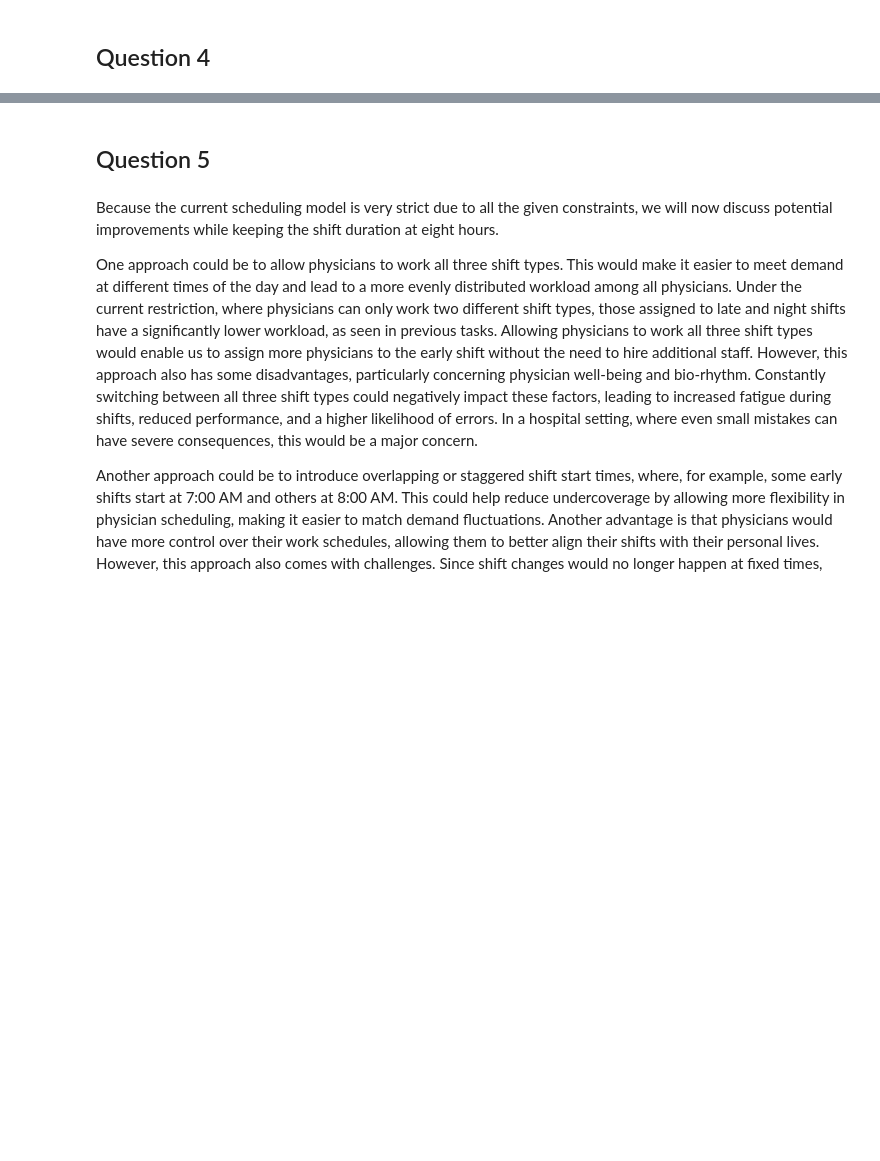
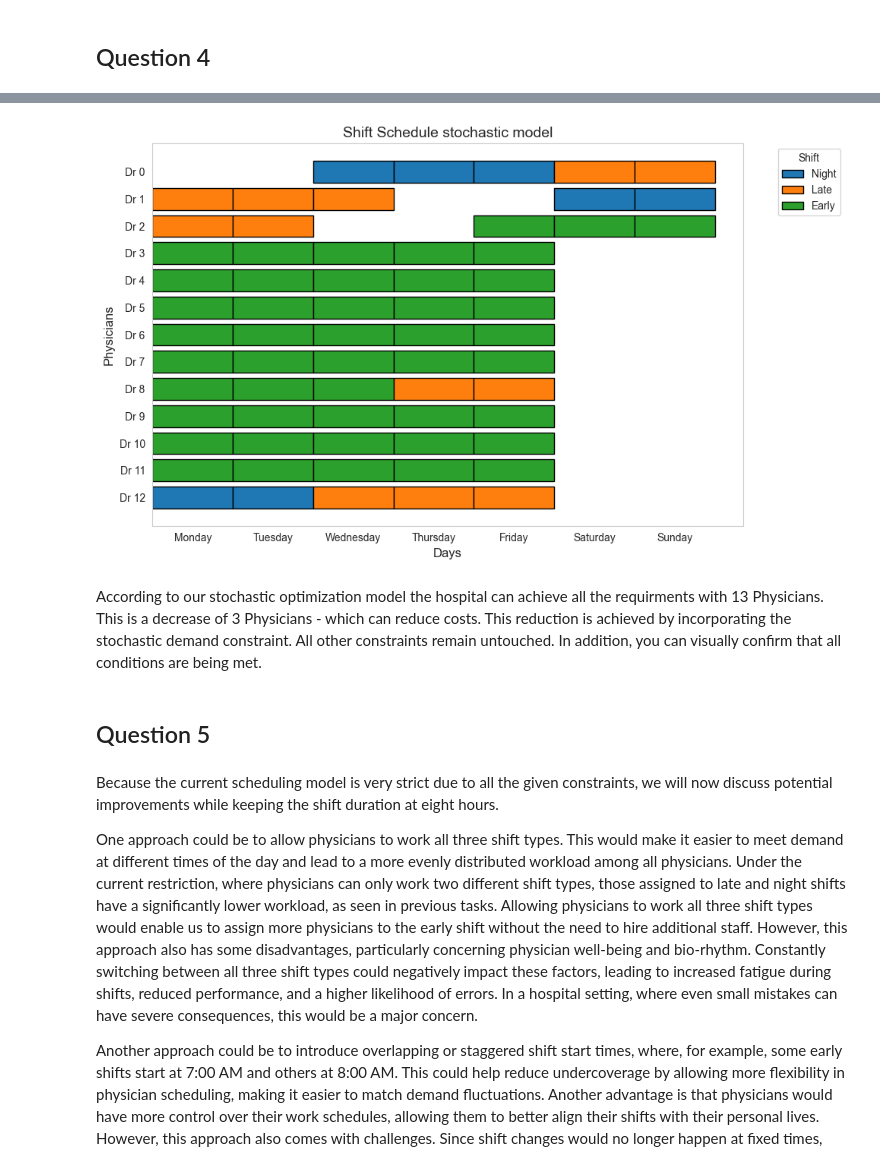
Before and after one commit to mbernahr/Prescriptive_Analytics, a Jupyter notebook: PA_Project.ipynb, the cells around one changed output, grey strips where cells are left out. Cells and saved outputs as stored; diff of their text form; code cells hidden in the pictures; blank space fills up the shorter version.

```diff
--- a/PA_Project.ipynb
+++ b/PA_Project.ipynb
@@ -1326,0 +1523,6 @@ Assumption and its result: The above results demonstrate the physician-hour unde
+# %%
+if m.status == GRB.OPTIMAL:
+    min_physicians_sm = sum(y[p].X for p in INITIAL_PHYSICIANS)
+    print(f"\nMinimum number of physicians required: {int(min_physicians_sm)}")
+else:
+    print(f"Optimization was unsuccessful. Model status: {sm.status}")
@@ -1326,0 +1544,8 @@ Assumption and its result: The above results demonstrate the physician-hour unde
+# %%
+expected_undercoverage = {
+    d: {
+        sh: sum(undercoverage[s][d][sh] for s in scenarios) / len(scenarios)
+        for sh in SHIFTS
+    }
+    for d in DAYS
+}
@@ -1326,0 +1563,6 @@ Assumption and its result: The above results demonstrate the physician-hour unde
+# %%
+# Optimize physician scheduling with the minimum required number of physicians
+reduced_physicians_sm = range(int(min_physicians_sm))
+m, x, y = physician_scheduling2(reduced_physicians_sm, demand, DAYS, SHIFTS)
+
+print(f"\nOptimized schedule with {min_physicians_sm} physicians.")
@@ -1327,3 +1587,50 @@ Assumption and its result: The above results demonstrate the physician-hour unde
+# %%
+# Create a visual representation of the physician shift schedule
+# Gantt diagramm
+gantt_data = []
+for p in reduced_physicians_sm:
+    for d_idx, d in enumerate(DAYS):
+        for s in SHIFTS:
+            if x[p, d, s].X > 0.5:
+                gantt_data.append((f"Dr {p}", d_idx, s))
+
+fig, ax = plt.subplots(figsize=(10, 6))
+
+# Draw bars for each shift
+used_labels = set()
+for doctor, day_idx, shift in gantt_data:
+    label = shift if shift not in used_labels else None
+    ax.barh(
+        doctor,
+        1,
+        left=day_idx,
+        color=shift_colors[shift],
+        edgecolor="black",
+        label=label
+    )
+    used_labels.add(shift)
+
+# Title
+ax.set_xlabel("Days", fontsize=12)
+ax.set_ylabel("Physicians", fontsize=12)
+ax.set_title("Shift Schedule stochastic model", fontsize=14)
+
+ax.set_xticks([i + 0.5 for i in range(len(DAYS))])
+ax.set_xticklabels(DAYS, fontsize=10)
+
+ax.set_yticks(range(len(reduced_physicians_sm)))
+ax.set_yticklabels([f"Dr {p}" for p in reduced_physicians_sm[::-1]], fontsize=10)
+
+ax.grid(False)
+
+ax.legend(title="Shift", loc="upper left", bbox_to_anchor=(1.05, 1))
+
+plt.tight_layout()
+plt.show()
+# %% [output]
+[figure, added]
+# %% [markdown]
+According to our stochastic optimization model the hospital can achieve all the requirments with 13 Physicians. This is a decrease of 3 Physicians - which can reduce costs. This reduction is achieved by incorporating the stochastic demand constraint. All other constraints remain untouched. In addition, you can visually confirm that all conditions are being met.
 # %% [markdown]
 ## Question 5 <a name="Question5"></a>
 # %% [markdown]
```
Also changed, not shown: parts of 37 cells of this notebook.
